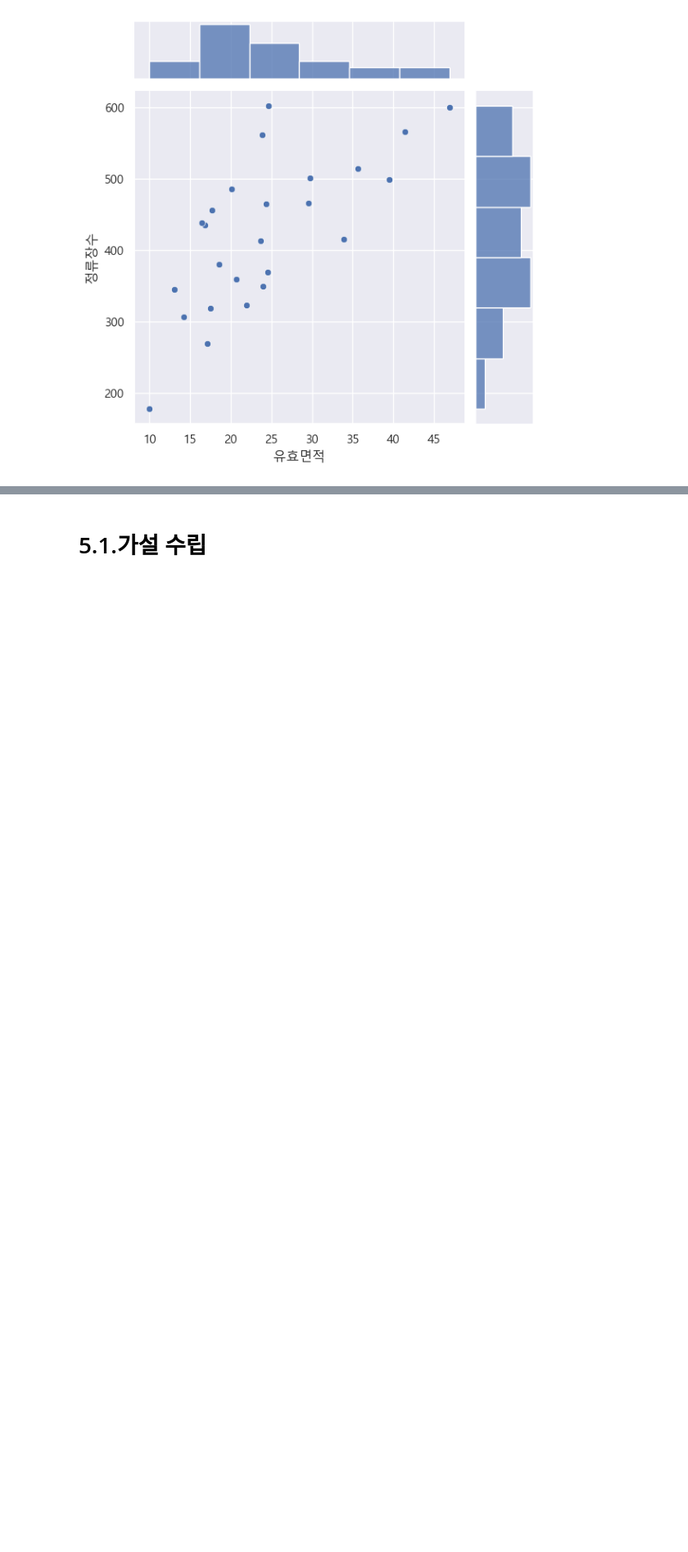
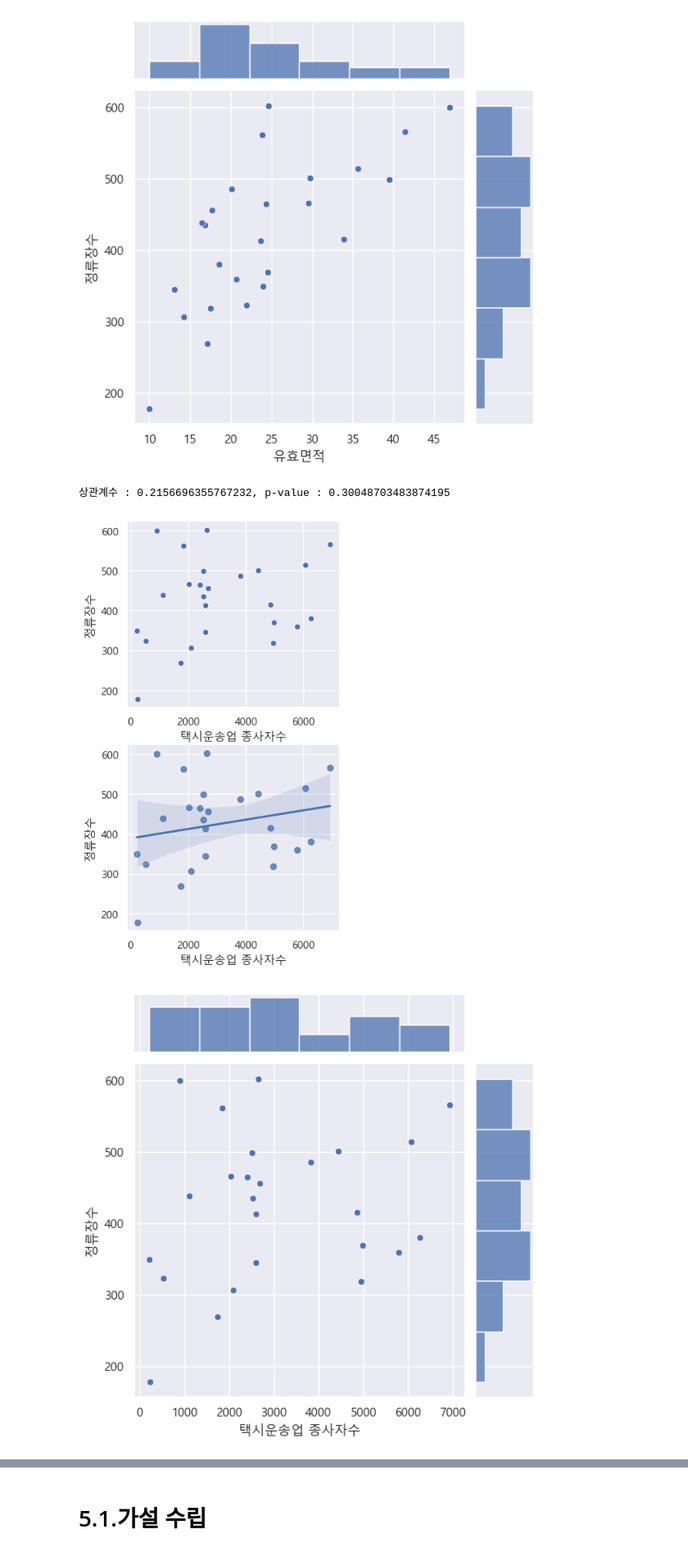
Before and after one commit to undervi/data-analysis-seoul-bus, a Jupyter notebook: 5. 데이터 분석.ipynb, the cells around one changed output, grey strips where cells are left out. Shown: that part at 82% size. Cells and saved outputs as stored; diff of their text form; code cells hidden in the pictures; blank space fills up the shorter version.

```diff
--- a/5. 데이터 분석.ipynb
+++ b/5. 데이터 분석.ipynb
@@ -325,6 +343,12 @@ ng('유효면적', '정류장수', df)
 상관계수 : 0.7018087241800407, p-value : 9.243767587390472e-05
 [figure]
 [figure]
+# %%
+ng('택시운송업 종사자수', '정류장수', df)
+# %% [output]
+상관계수 : 0.2156696355767232, p-value : 0.30048703483874195
+[figure, added]
+[figure, added]
 # %%
 df['정류장수포화도'] = df['정류장수']/df['사업체수/유효면적인구밀도']
 # 정류장수/(사업체수/유효면적인구밀도)
```
Also changed, not shown: parts of 2 cells of this notebook, 11 other files.
